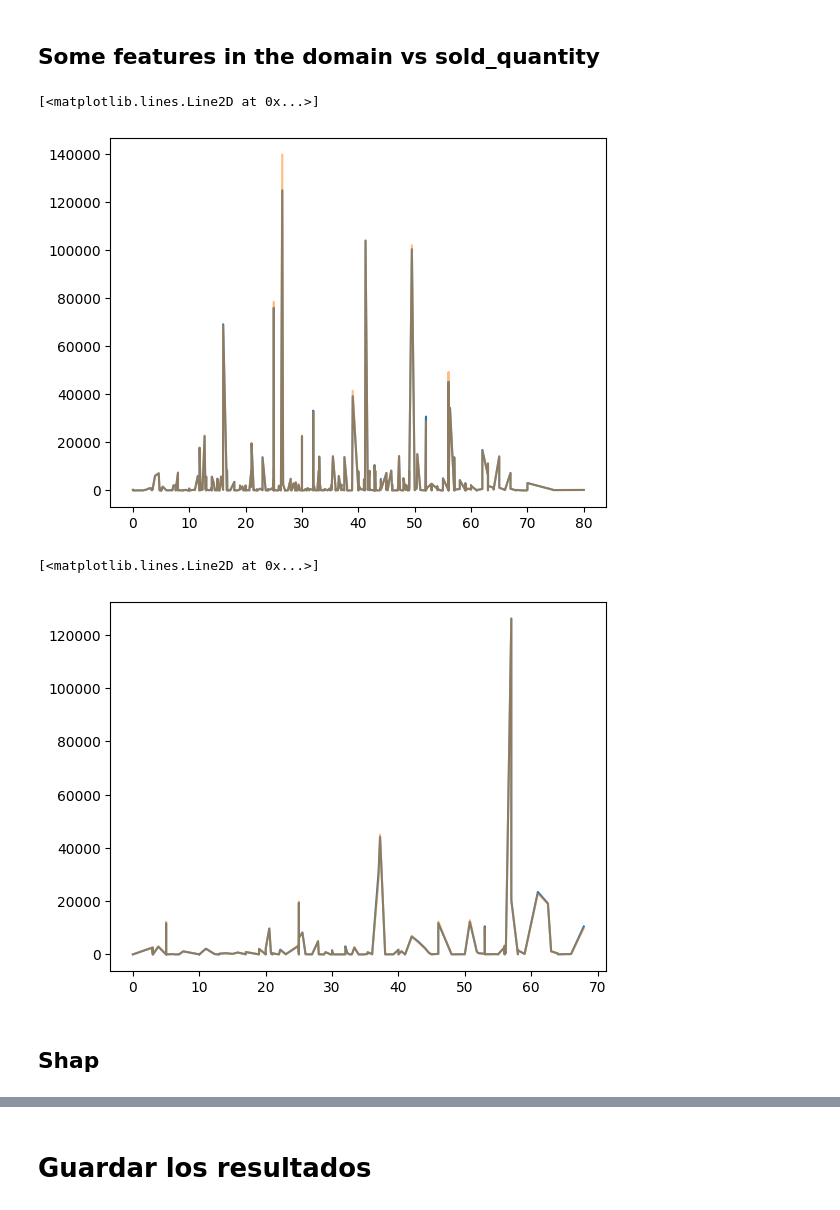
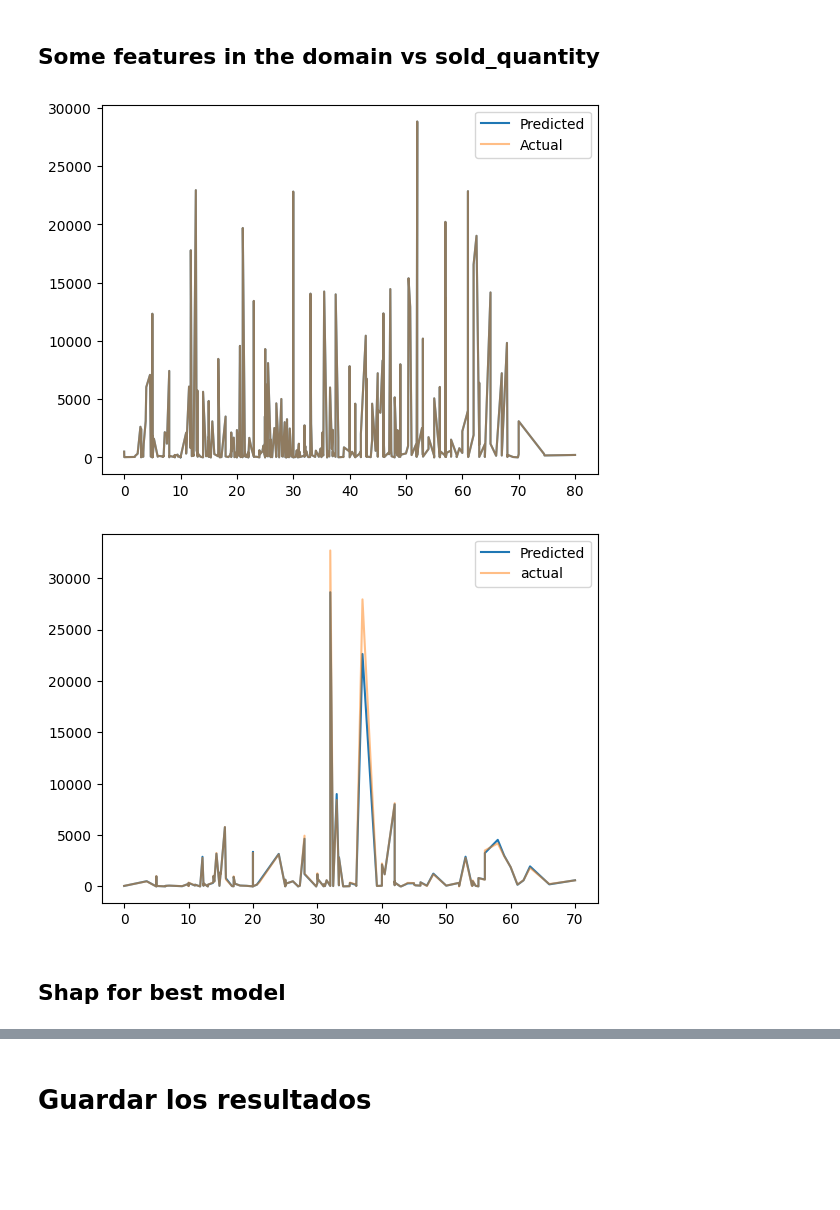
Before and after one commit to CarmenDeni/meli, a Jupyter notebook: notebooks/3.0_learning-target_is_sold_quantity.ipynb, the cells around one changed output, grey strips where cells are left out. Saved outputs shown, nothing was run; the diff lists cells and outputs as text; code cells hidden in the pictures; blank space fills up the shorter version.

```diff
--- a/notebooks/3.0_learning-target_is_sold_quantity.ipynb
+++ b/notebooks/3.0_learning-target_is_sold_quantity.ipynb
@@ -71,2 +97,4 @@ X_train, X_test, y_train, y_test = train_test_split(X, y, test_size=0.2, random_
+# %%
+best_models = {}
 # %%
 # Random Forest
@@ -313,0 +530,5 @@ show_training(train_scores_lgb, test_scores_lgb).loc[[1, 2, 3]]
+# %%
+best_models["nn"] = {"result":pipeline0, "method": "fix_params",
+                           "r2_train":pipeline0.score(X_train, y_train),
+                           "r2_test": pipeline0.score(X_test, y_test)
+                          }
@@ -339,27 +688,0 @@ best_params_rf
-# %%
-import shap
-import lightgbm as lgb
-import xgboost as xgb
-import matplotlib.pyplot as plt
-
-# Entrenar un modelo con LightGBM
-lgbm_model = lgb.LGBMRegressor(random_state=42)
-lgbm_model.fit(X_train, y_train)
-
-# Entrenar un modelo con XGBoost
-xgb_model = xgb.XGBRegressor(random_state=42)
-xgb_model.fit(X_train, y_train)
-
-# Crear un objeto Explainer para SHAP (LightGBM)
-explainer_lgbm = shap.Explainer(lgbm_model)
-shap_values_lgbm = explainer_lgbm(X_test)
-
-# Crear un objeto Explainer para SHAP (XGBoost)
-explainer_xgb = shap.Explainer(xgb_model)
-shap_values_xgb = explainer_xgb(X_test)
-
-# Visualizar los valores SHAP (summary plot) para LightGBM
-shap.summary_plot(shap_values_lgbm, X_test)
-
-# Visualizar los valores SHAP (summary plot) para XGBoost
-shap.summary_plot(shap_values_xgb, X_test)
@@ -366,3 +760,5 @@ shap.summary_plot(shap_values_xgb, X_test)
+# %%
+best_model= xgb_best_model#xgb_pipeline.named_steps['model']
 # %% [markdown]
 # Best features visualization
 # %% [markdown]
@@ -372,26 +766,28 @@ import matplotlib.pyplot as plt
 # %%
 bf = "discount"
 domain = X_train[bf].sort_values().drop_duplicates()
 domain_index = domain.index
-y_hat = rf_best_model.predict(X_train.loc[domain_index])
+y_hat = best_model.predict(X_train.loc[domain_index])
 y = y_train.loc[domain_index.values]
 
-plt.plot(domain.values, y_hat)
-plt.plot(domain.values, y, alpha = 0.5)
+plt.plot(domain.values, y_hat, label='Predicted')
+plt.plot(domain.values, y, alpha = 0.5, label='Actual')
+plt.legend()
+plt.show()
 # %% [output]
-[<matplotlib.lines.Line2D at 0x...>]
-[figure, old version]
+[figure, new version]
 # %%
 bf = "discount"
 domain = X_test[bf].sort_values().drop_duplicates()
 domain_index = domain.index
-y_hat = rf_best_model.predict(X_test.loc[domain_index])
+y_hat = best_model.predict(X_test.loc[domain_index])
 y = y_test.loc[domain_index.values]
 
-plt.plot(domain.values, y_hat)
-plt.plot(domain.values, y, alpha = 0.5)
+plt.plot(domain.values, y_hat, label='Predicted')
+plt.plot(domain.values, y, alpha = 0.5, label='actual')
+plt.legend()
+plt.show()
 # %% [output]
-[<matplotlib.lines.Line2D at 0x...>]
-[figure, old version]
+[figure, new version]
 # %% [markdown]
-## Shap
+## Shap for best model
```
Also changed, not shown: parts of 76 cells of this notebook, 9 other files.
